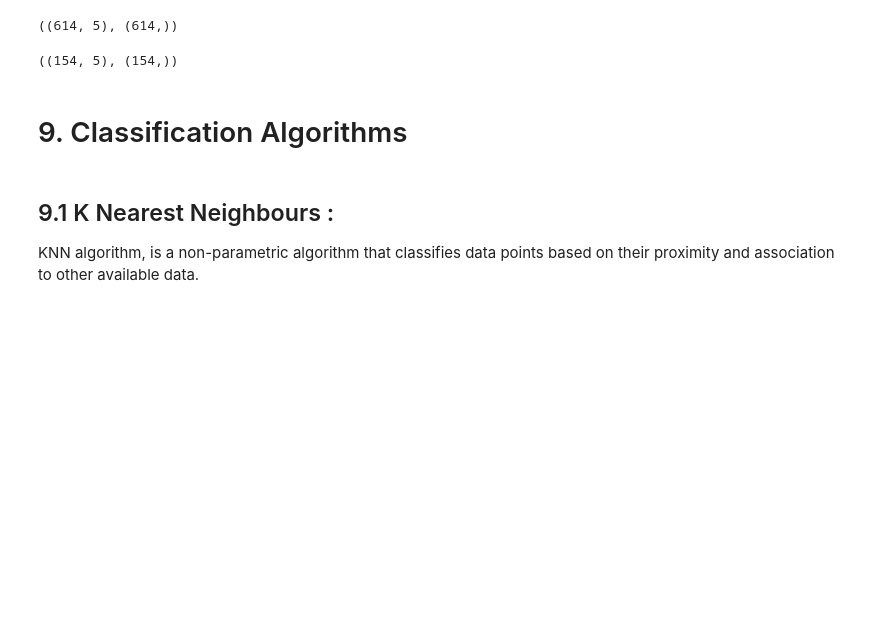
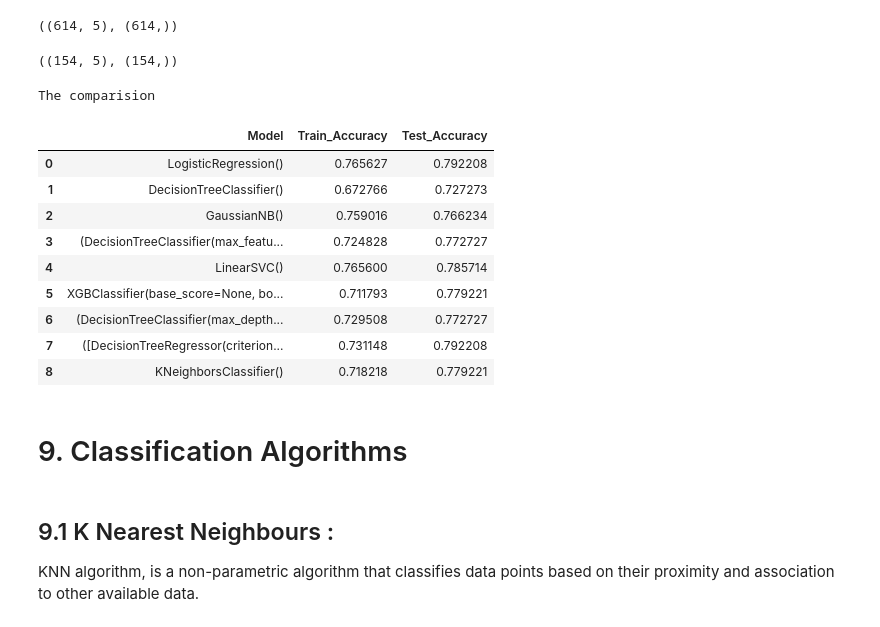
Before and after one commit to durga41003/Data-Science, a Jupyter notebook: diabetes_prediction.ipynb, the cells around one changed output. Saved outputs shown, nothing was run; the diff lists cells and outputs as text; code cells hidden in the pictures; blank space fills up the shorter version.

```diff
--- a/diabetes_prediction.ipynb
+++ b/diabetes_prediction.ipynb
@@ -352,6 +349,47 @@ X_train.shape,y_train.shape
 X_test.shape,y_test.shape
 # %% [output]
 ((154, 5), (154,))
+# %%
+from sklearn.linear_model import LogisticRegression
+from sklearn.neighbors import KNeighborsClassifier
+from sklearn.svm import SVC
+from sklearn.tree import DecisionTreeClassifier
+from sklearn.ensemble import RandomForestClassifier, AdaBoostClassifier
+from sklearn.naive_bayes import GaussianNB
+from xgboost import XGBClassifier
+from sklearn.ensemble import GradientBoostingClassifier
+from sklearn import svm
+from sklearn.model_selection import KFold, cross_val_score
+from sklearn import metrics
+model = [LogisticRegression(), DecisionTreeClassifier(), GaussianNB(), RandomForestClassifier(),
+        svm.LinearSVC(), XGBClassifier(), AdaBoostClassifier(), GradientBoostingClassifier(), KNeighborsClassifier()]
+trainAccuracy = list()
+testAccuracy = list()
+kfold = KFold(n_splits=10, random_state=7, shuffle=True)
+
+for mdl in model:
+    trainResult = cross_val_score(mdl, X_train, y_train, scoring='accuracy', cv=kfold)
+    trainAccuracy.append(trainResult.mean())
+    mdl.fit(X_train, y_train)
+    y_pred = mdl.predict(X_test)
+    testResult = metrics.accuracy_score(y_test, y_pred)
+    testAccuracy.append(testResult)
+# %%
+print('The comparision\n')
+modelScore = pd.DataFrame({'Model' : model, 'Train_Accuracy' : trainAccuracy, 'Test_Accuracy' : testAccuracy})
+modelScore
+# %% [output]
+The comparision
+|  | Model | Train_Accuracy | Test_Accuracy |
+| 0 | LogisticRegression() | 0.765627 | 0.792208 |
+| 1 | DecisionTreeClassifier() | 0.672766 | 0.727273 |
+| 2 | GaussianNB() | 0.759016 | 0.766234 |
+| 3 | (DecisionTreeClassifier(max_featu... | 0.724828 | 0.772727 |
+| 4 | LinearSVC() | 0.765600 | 0.785714 |
+| 5 | XGBClassifier(base_score=None, bo... | 0.711793 | 0.779221 |
+| 6 | (DecisionTreeClassifier(max_depth... | 0.729508 | 0.772727 |
+| 7 | ([DecisionTreeRegressor(criterion... | 0.731148 | 0.792208 |
+| 8 | KNeighborsClassifier() | 0.718218 | 0.779221 |
 # %% [markdown]
 # 9. Classification Algorithms
 # %% [markdown]
```
Also changed, not shown: parts of 9 cells of this notebook.
